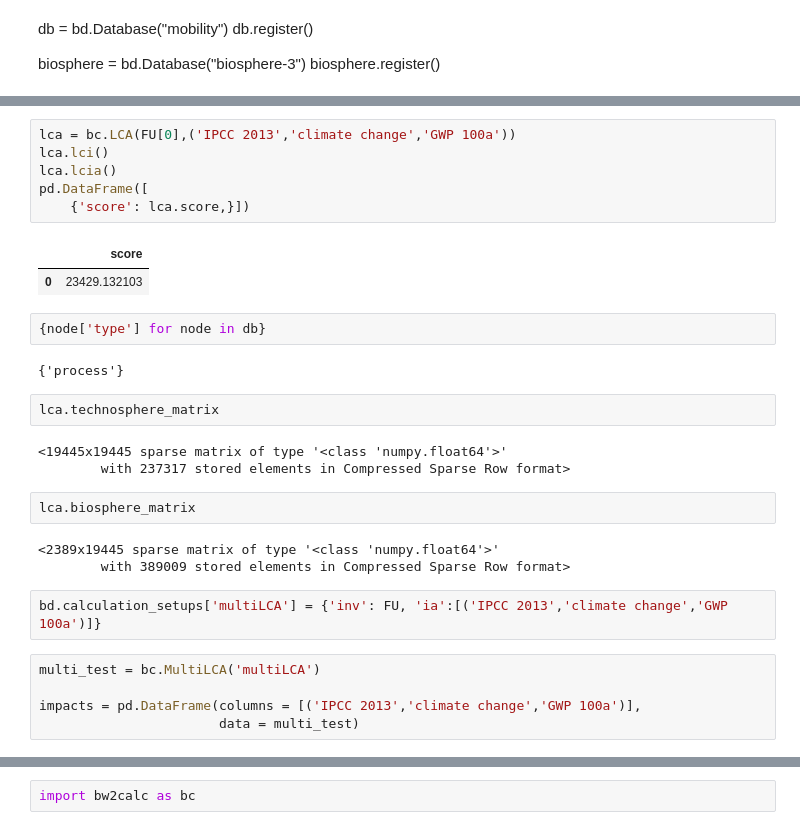
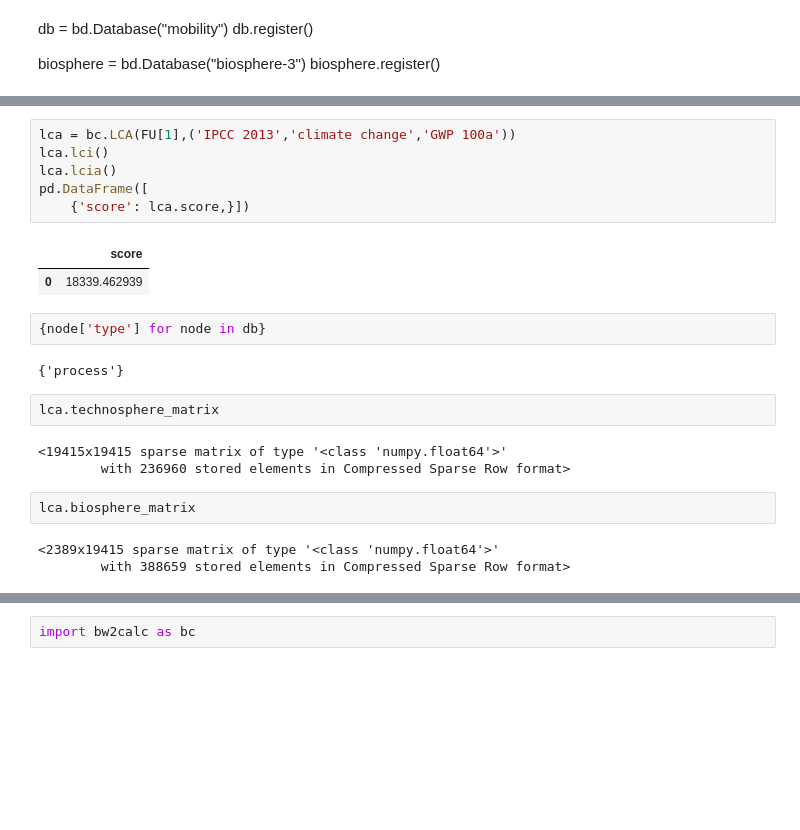
Before and after one commit to lorenzousai/from-the-ground-up, a Jupyter notebook: notebooks/Project.ipynb, the cells around one changed output, grey strips where cells are left out. Drawn from its saved outputs; the diff is of its cells as text; blank space fills up the shorter version.

```diff
--- a/notebooks/Project.ipynb
+++ b/notebooks/Project.ipynb
@@ -249,12 +195,12 @@ FU
 # %%
-lca = bc.LCA(FU[0],('IPCC 2013','climate change','GWP 100a'))
+lca = bc.LCA(FU[1],('IPCC 2013','climate change','GWP 100a'))
 lca.lci()
 lca.lcia()
 pd.DataFrame([
     {'score': lca.score,}])
 # %% [output]
 |  | score |
-| 0 | 23429.132103 |
+| 0 | 18339.462939 |
 # %%
 {node['type'] for node in db}
 # %% [output]
@@ -262,17 +208,10 @@ pd.DataFrame([
 # %%
 lca.technosphere_matrix
 # %% [output]
-<19445x19445 sparse matrix of type '<class 'numpy.float64'>'
-        with 237317 stored elements in Compressed Sparse Row format>
+<19415x19415 sparse matrix of type '<class 'numpy.float64'>'
+        with 236960 stored elements in Compressed Sparse Row format>
 # %%
 lca.biosphere_matrix
 # %% [output]
-<2389x19445 sparse matrix of type '<class 'numpy.float64'>'
-        with 389009 stored elements in Compressed Sparse Row format>
+<2389x19415 sparse matrix of type '<class 'numpy.float64'>'
+        with 388659 stored elements in Compressed Sparse Row format>
-# %%
-bd.calculation_setups['multiLCA'] = {'inv': FU, 'ia':[('IPCC 2013','climate change','GWP 100a')]}
-# %%
-multi_test = bc.MultiLCA('multiLCA')
-
-impacts = pd.DataFrame(columns = [('IPCC 2013','climate change','GWP 100a')],
-                       data = multi_test)
```
Also changed, not shown: parts of 25 cells of this notebook, 5 other files.
